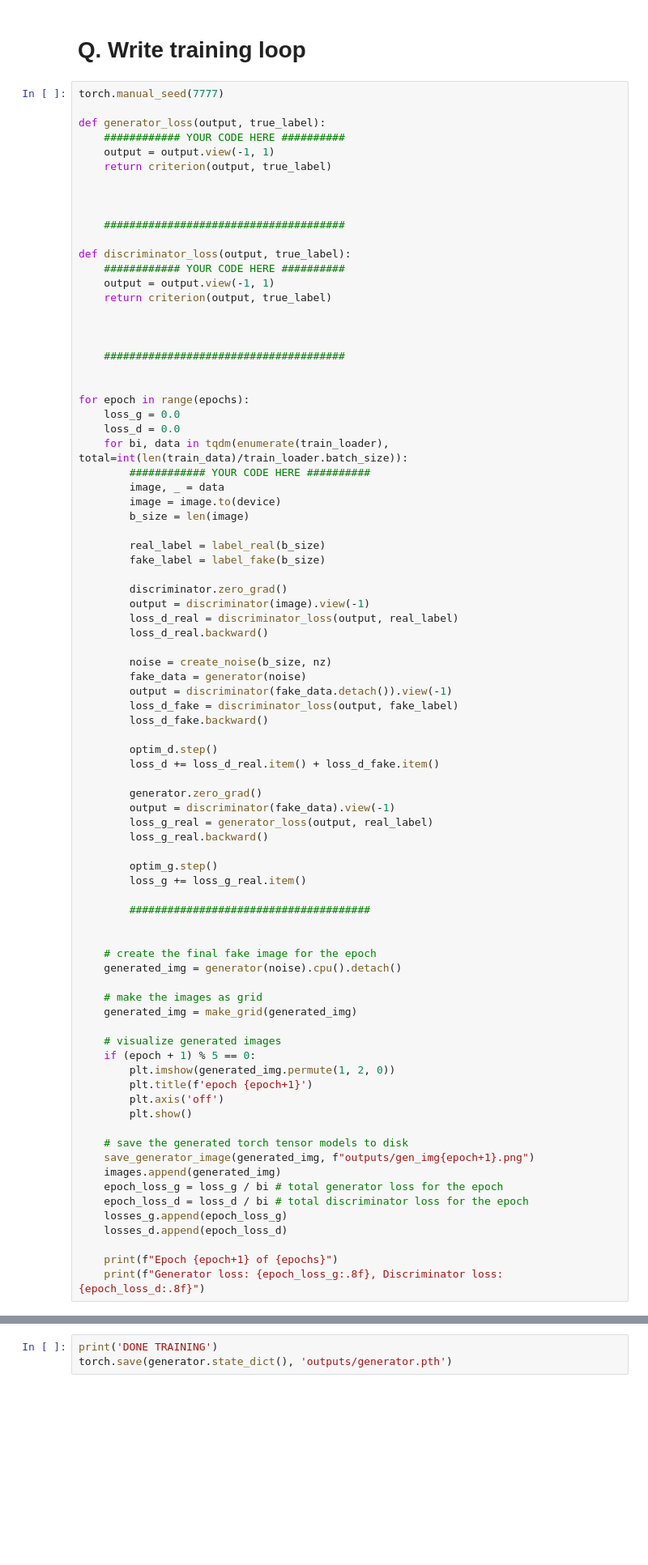
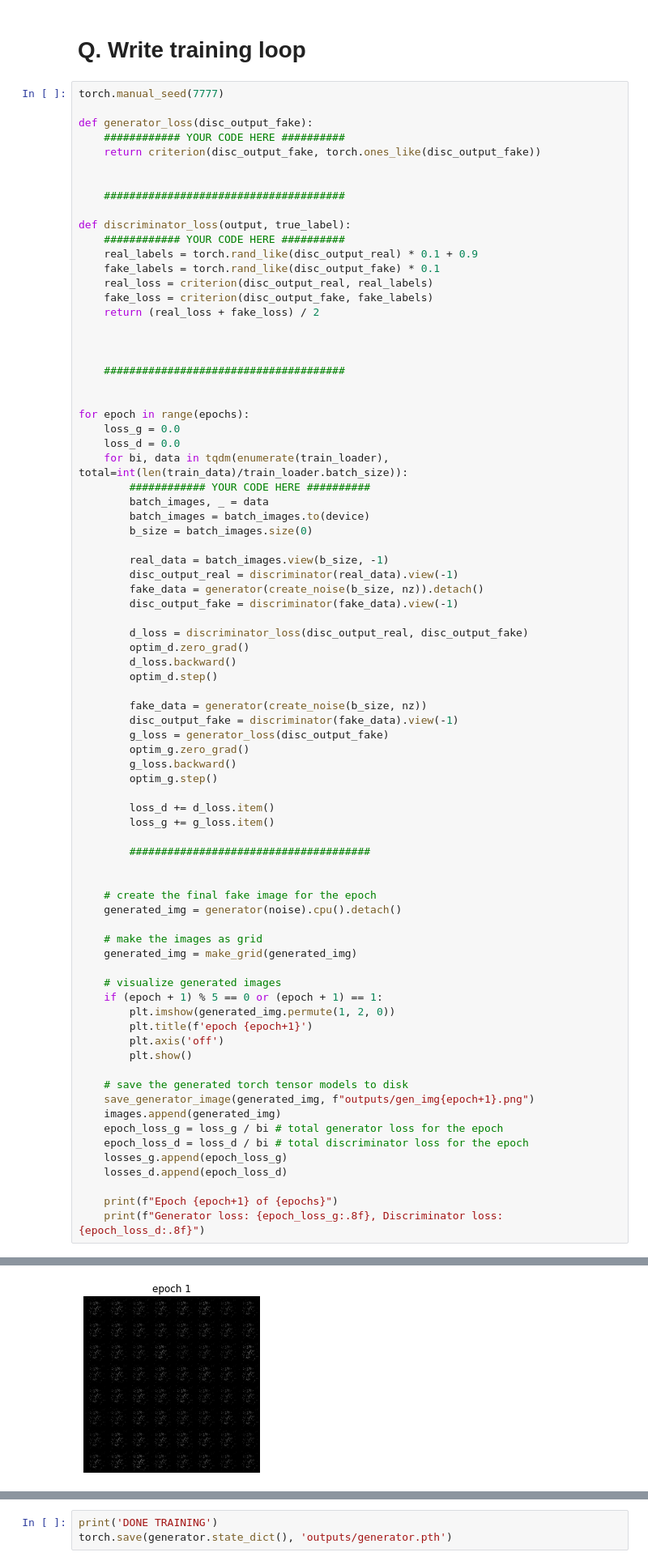
Before and after one commit to nickleodoen/CS760_YachareniN_HW6, a Jupyter notebook: gan-base.ipynb, the cells around one changed output, grey strips where cells are left out. Shown: that part at 81% size. Saved outputs shown, nothing was run; the diff lists cells and outputs as text; blank space fills up the shorter version.

```diff
--- a/gan-base.ipynb
+++ b/gan-base.ipynb
@@ -151,19 +149,20 @@ noise = create_noise(sample_size, nz)
 # %%
 torch.manual_seed(7777)
 
-def generator_loss(output, true_label):
+def generator_loss(disc_output_fake):
     ############ YOUR CODE HERE ##########
-    output = output.view(-1, 1)
-    return criterion(output, true_label)
-
+    return criterion(disc_output_fake, torch.ones_like(disc_output_fake))
 
 
     ######################################
 
 def discriminator_loss(output, true_label):
     ############ YOUR CODE HERE ##########
-    output = output.view(-1, 1)
-    return criterion(output, true_label)
+    real_labels = torch.rand_like(disc_output_real) * 0.1 + 0.9
+    fake_labels = torch.rand_like(disc_output_fake) * 0.1
+    real_loss = criterion(disc_output_real, real_labels)
+    fake_loss = criterion(disc_output_fake, fake_labels)
+    return (real_loss + fake_loss) / 2
 
 
 
@@ -175,34 +174,29 @@ for epoch in range(epochs):
     loss_d = 0.0
     for bi, data in tqdm(enumerate(train_loader), total=int(len(train_data)/train_loader.batch_size)):
         ############ YOUR CODE HERE ##########
-        image, _ = data
-        image = image.to(device)
-        b_size = len(image)
+        batch_images, _ = data
+        batch_images = batch_images.to(device)
+        b_size = batch_images.size(0)
 
-        real_label = label_real(b_size)
-        fake_label = label_fake(b_size)
+        real_data = batch_images.view(b_size, -1)
+        disc_output_real = discriminator(real_data).view(-1)
+        fake_data = generator(create_noise(b_size, nz)).detach()
+        disc_output_fake = discriminator(fake_data).view(-1)
 
-        discriminator.zero_grad()
-        output = discriminator(image).view(-1)
-        loss_d_real = discriminator_loss(output, real_label)
-        loss_d_real.backward()
+        d_loss = discriminator_loss(disc_output_real, disc_output_fake)
+        optim_d.zero_grad()
+        d_loss.backward()
+        optim_d.step()
 
-        noise = create_noise(b_size, nz)
-        fake_data = generator(noise)
-        output = discriminator(fake_data.detach()).view(-1)
-        loss_d_fake = discriminator_loss(output, fake_label)
-        loss_d_fake.backward()
+        fake_data = generator(create_noise(b_size, nz))
+        disc_output_fake = discriminator(fake_data).view(-1)
+        g_loss = generator_loss(disc_output_fake)
+        optim_g.zero_grad()
+        g_loss.backward()
+        optim_g.step()
 
-        optim_d.step()
-        loss_d += loss_d_real.item() + loss_d_fake.item()
-
-        generator.zero_grad()
-        output = discriminator(fake_data).view(-1)
-        loss_g_real = generator_loss(output, real_label)
-        loss_g_real.backward()
-
-        optim_g.step()
-        loss_g += loss_g_real.item()
+        loss_d += d_loss.item()
+        loss_g += g_loss.item()
 
         ######################################
 
@@ -214,7 +208,7 @@ for epoch in range(epochs):
     generated_img = make_grid(generated_img)
 
     # visualize generated images
-    if (epoch + 1) % 5 == 0:
+    if (epoch + 1) % 5 == 0 or (epoch + 1) == 1:
         plt.imshow(generated_img.permute(1, 2, 0))
         plt.title(f'epoch {epoch+1}')
         plt.axis('off')
@@ -235,0 +229 @@ Generator loss: 1.27296769, Discriminator loss: 1.06661551
+[figure, new version]
```
Also changed, not shown: parts of 3 cells of this notebook.
